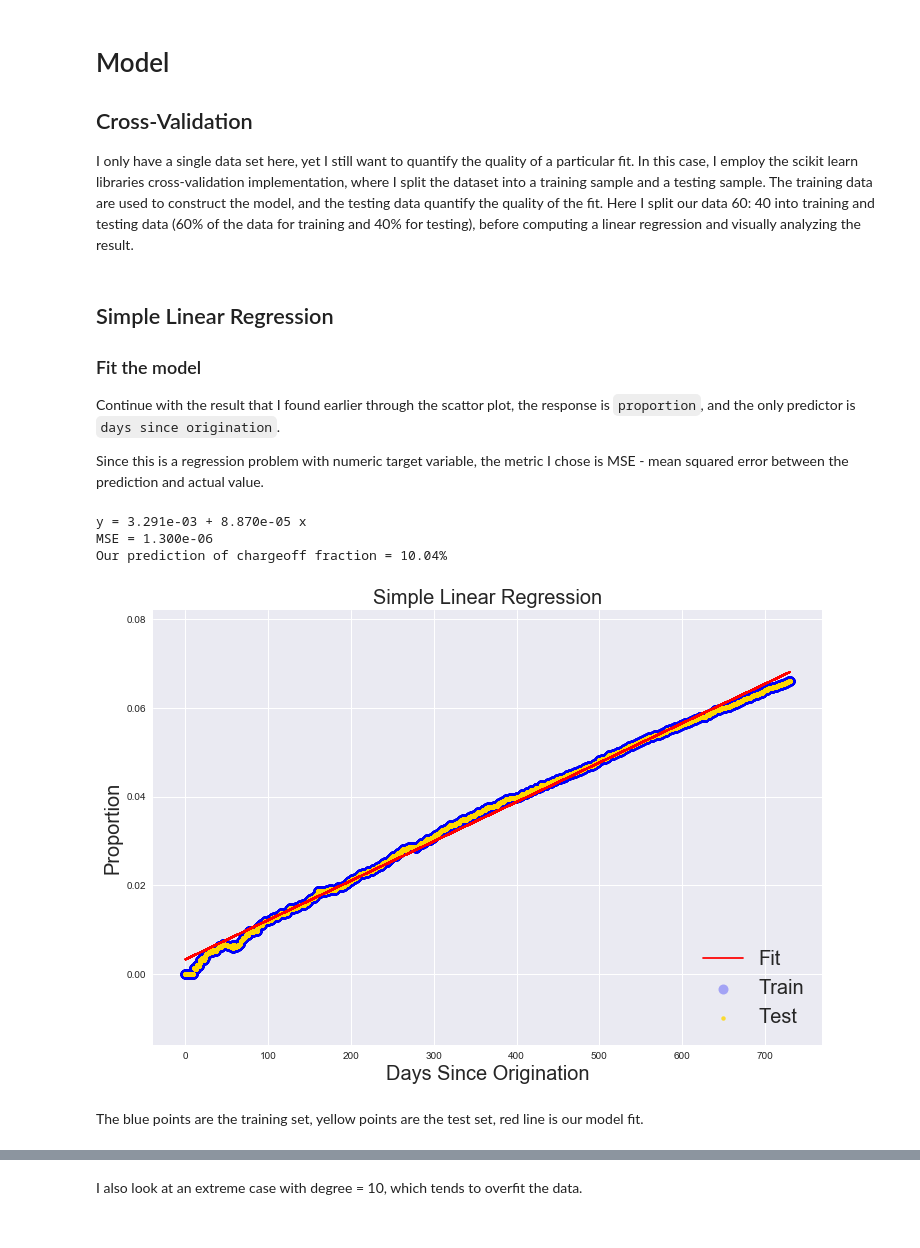
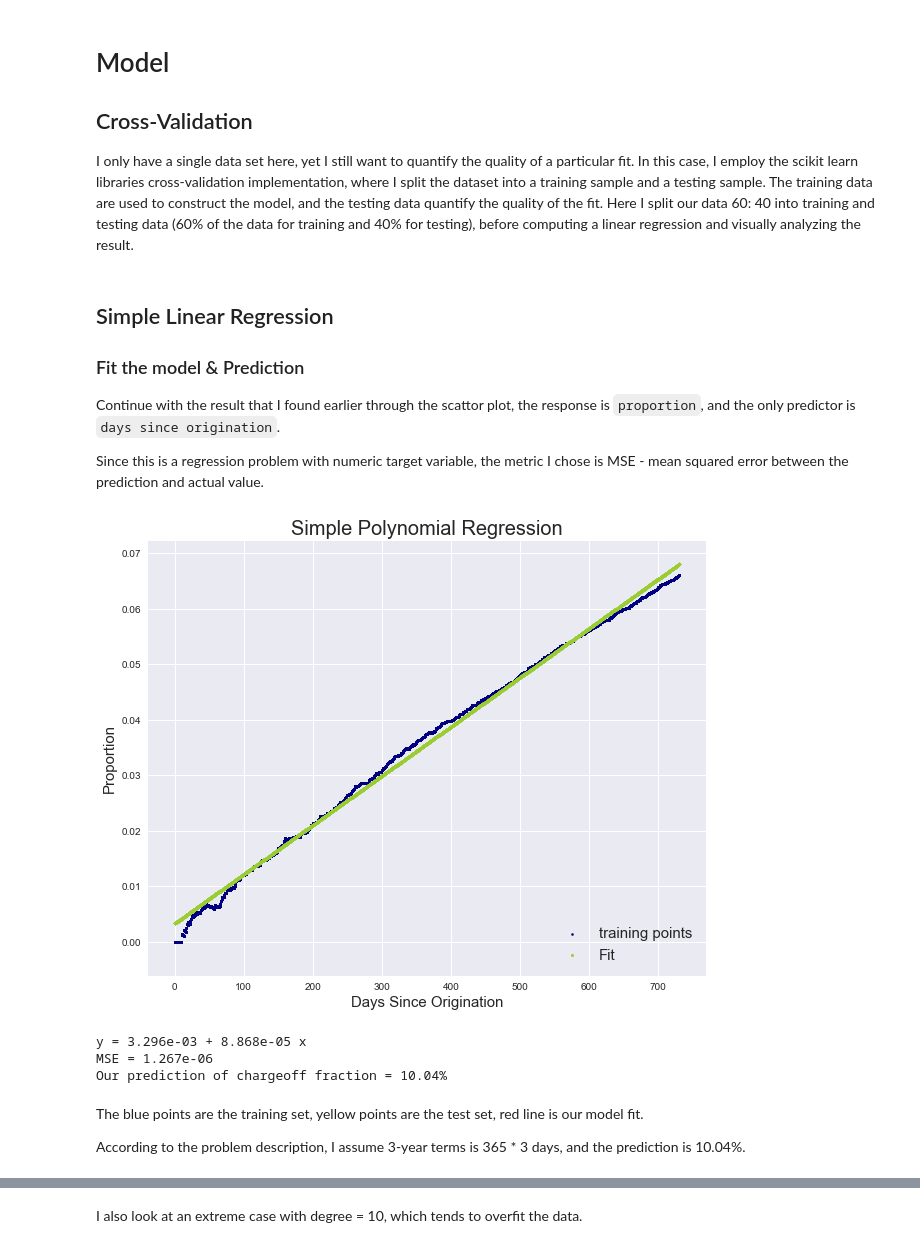
Before and after one commit to Richard-Hendricks/UIUC-Fall-2017, a Jupyter notebook: OA/Upstart Data Challenge - Yiming Gao.ipynb, the cells around one changed output, grey strips where cells are left out. Drawn from its saved outputs; the diff is of its cells as text; code cells hidden in the pictures.

```diff
--- a/OA/Upstart Data Challenge - Yiming Gao.ipynb
+++ b/OA/Upstart Data Challenge - Yiming Gao.ipynb
@@ -144,41 +144,44 @@ x_train, x_test, y_train, y_test = train_test_split(x, y, test_size = 0.4)
 # %% [markdown]
 ## Simple Linear Regression
-### Fit the model
+### Fit the model & Prediction
 Continue with the result that I found earlier through the scattor plot, the response is `proportion`, and the only predictor is `days since origination`.
 
 Since this is a regression problem with numeric target variable, the metric I chose is MSE - mean squared error between the prediction and actual value.
 # %%
 from sklearn.linear_model import LinearRegression
 
 model = LinearRegression()
 model.fit(x_train[:, np.newaxis], y_train)
 
 # Plot the data and the model prediction
 yf = model.predict(x_test[:, np.newaxis])
 
-plt.figure(figsize = (12, 8))
-ax = sns.regplot(x_train, y_train, fit_reg = False, color = 'blue', label = "Train", scatter_kws = {'alpha': 0.3, 's': 100})
-ax = sns.regplot(x_test, y_test, fit_reg = False, color = 'gold', label = "Test", scatter_kws = {'s': 20})
+plt.figure(figsize = (10, 8))
+plt.scatter(x_train, y_train, color = "navy", s = 5, marker = 'o', label = "training points")
+plt.scatter(x_test, yf, s = 8, color = "yellowgreen", label = "Fit")
 
 # settings
-plt.xlabel('Days Since Origination', fontsize = 20)
-plt.ylabel('Proportion', fontsize = 20)
-plt.title('Simple Linear Regression', fontsize = 20)
-plt.plot(x_test, yf, c = 'r', label = "Fit")
-ax.legend(loc = 4, fontsize = 20)
+plt.xlabel('Days Since Origination', fontsize = 15)
+plt.ylabel('Proportion', fontsize = 15)
+plt.title('Simple Polynomial Regression', fontsize = 20)
+
+plt.legend(loc = 4, fontsize = 15)
 sns.despine(offset = 0, trim = True)
 
+plt.show()
 
 print("y = %.3e + %.3e x" % (model.intercept_, model.coef_[0]))
 print("MSE = %.3e" % (np.mean((yf - y_test)**2)))
 print("Our prediction of chargeoff fraction = " '{percent:.2%}'.format(percent = model.predict(365 * 3)[0]))
 # %% [output]
+[figure, new version]
-y = 3.291e-03 + 8.870e-05 x
-MSE = 1.300e-06
+y = 3.296e-03 + 8.868e-05 x
+MSE = 1.267e-06
 Our prediction of chargeoff fraction = 10.04%
-[figure, old version]
 # %% [markdown]
 The blue points are the training set, yellow points are the test set, red line is our model fit.
+
+According to the problem description, I assume 3-year terms is 365 * 3 days, and the prediction is 10.04%.
 # %% [markdown]
 ### Fit Metrics
 The scikit learn library provides several functions that can be used to obtain metrics that quantify the quality of the model fit. For the regression fit, we can use the ***mean absolute error*** and the ***mean squared error***. The second metric can also be used to compute the ***root mean squared error***.
```
Also changed, not shown: parts of 23 cells of this notebook.
